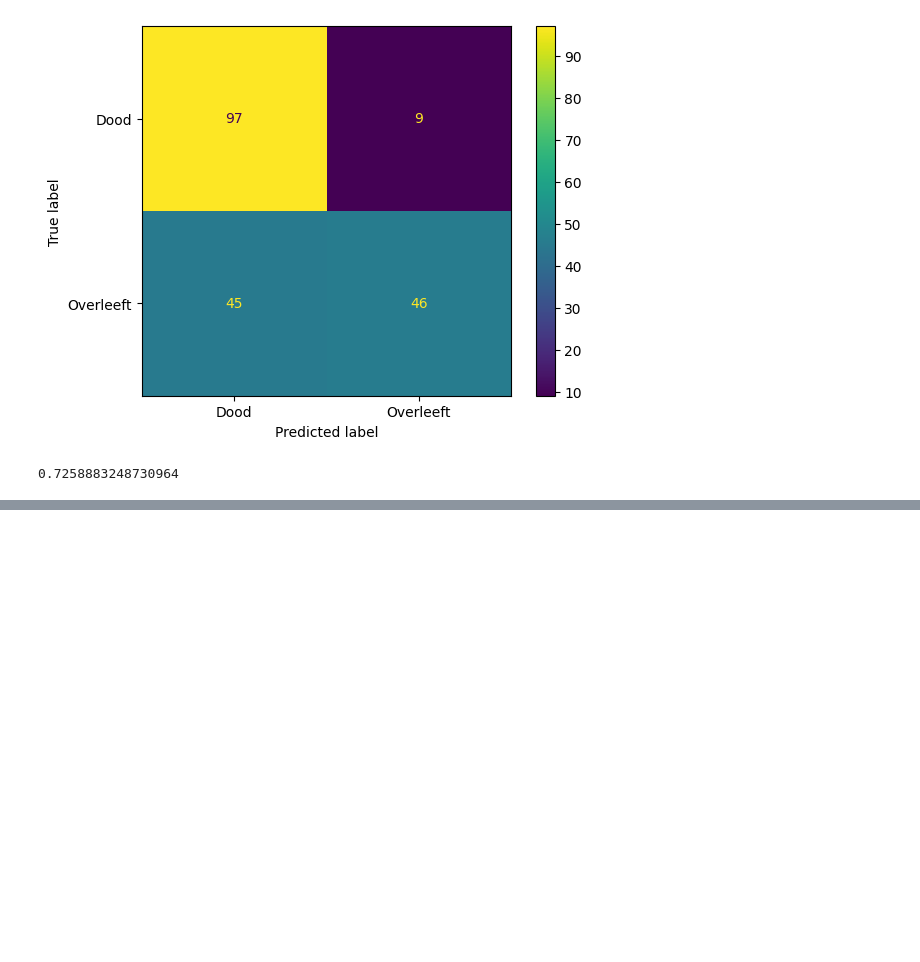
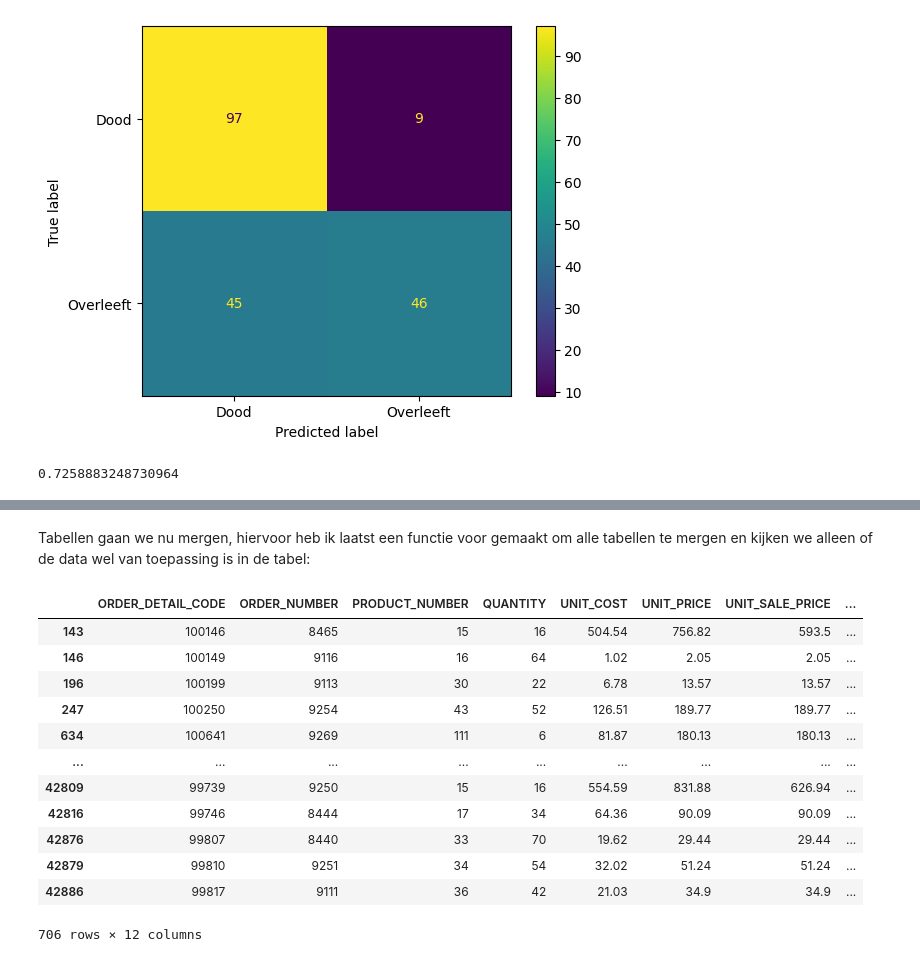
Before and after one commit to Peter-The-Great/DEDS_Portfolio_Week-8, a Jupyter notebook: classificationmodel.ipynb, the cells around one changed output, grey strips where cells are left out. Cells and saved outputs as stored; diff of their text form; code cells hidden in the pictures; blank space fills up the shorter version.

```diff
--- a/classificationmodel.ipynb
+++ b/classificationmodel.ipynb
@@ -218,0 +236,22 @@ metrics.accuracy_score(model_results_frame['survived'], model_results_frame['Pre
+# %% [markdown]
+Tabellen gaan we nu mergen, hiervoor heb ik laatst een functie voor gemaakt om alle tabellen te mergen en kijken we alleen of de data wel van toepassing is in de tabel:
+# %%
+merged_table = pd.merge(order_details, returned_item, on='ORDER_DETAIL_CODE', how='left')
+merged_table = pd.merge(merged_table, returned_reason, on='RETURN_REASON_CODE', how='left')
+merged_table.fillna('N.V.T.', inplace=True)
+filtered_table = merged_table.query('RETURN_CODE != "N.V.T."')
+filtered_table
+# %% [output]
+|  | ORDER_DETAIL_CODE | ORDER_NUMBER | PRODUCT_NUMBER | QUANTITY | UNIT_COST | UNIT_PRICE | UNIT_SALE_PRICE | ... |
+| 143 | 100146 | 8465 | 15 | 16 | 504.54 | 756.82 | 593.5 | ... |
+| 146 | 100149 | 9116 | 16 | 64 | 1.02 | 2.05 | 2.05 | ... |
+| 196 | 100199 | 9113 | 30 | 22 | 6.78 | 13.57 | 13.57 | ... |
+| 247 | 100250 | 9254 | 43 | 52 | 126.51 | 189.77 | 189.77 | ... |
+| 634 | 100641 | 9269 | 111 | 6 | 81.87 | 180.13 | 180.13 | ... |
+| ... | ... | ... | ... | ... | ... | ... | ... | ... |
+| 42809 | 99739 | 9250 | 15 | 16 | 554.59 | 831.88 | 626.94 | ... |
+| 42816 | 99746 | 8444 | 17 | 34 | 64.36 | 90.09 | 90.09 | ... |
+| 42876 | 99807 | 8440 | 33 | 70 | 19.62 | 29.44 | 29.44 | ... |
+| 42879 | 99810 | 9251 | 34 | 54 | 32.02 | 51.24 | 51.24 | ... |
+| 42886 | 99817 | 9111 | 36 | 42 | 21.03 | 34.9 | 34.9 | ... |
+706 rows × 12 columns
```
Also changed, not shown: parts of 14 cells of this notebook, 3 other files.
